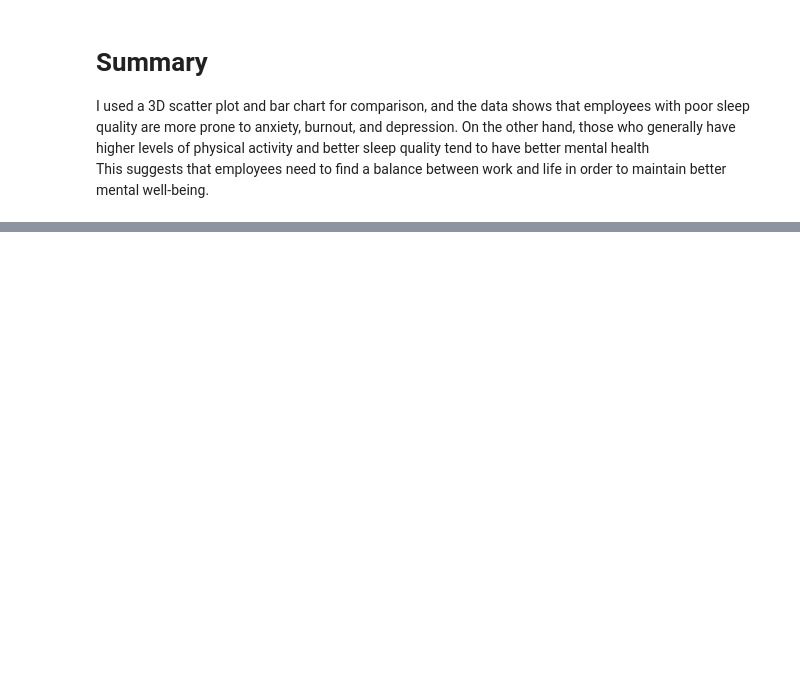
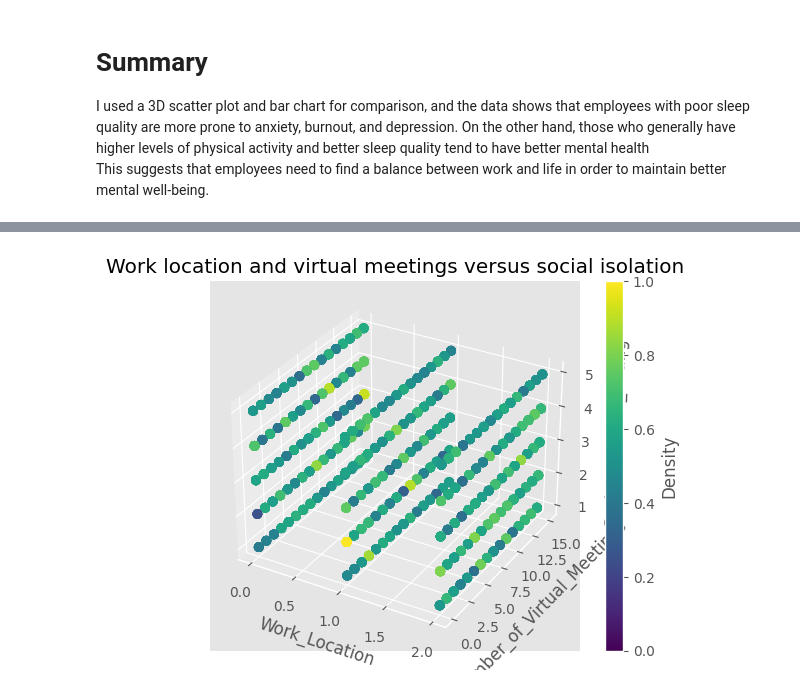
Before and after one commit to faiyted/Project3, a Jupyter notebook: dataset.ipynb, the cells around one changed output, grey strips where cells are left out. Drawn from its saved outputs; the diff is of its cells as text; code cells hidden in the pictures; blank space fills up the shorter version.

```diff
--- a/dataset.ipynb
+++ b/dataset.ipynb
@@ -701,0 +875,58 @@ This suggests that employees need to find a balance between work and life in ord
+# %%
+%matplotlib inline
+import pandas as pd
+import matplotlib.pyplot as plt
+from mpl_toolkits.mplot3d import Axes3D
+import seaborn as sns
+import numpy as np
+from matplotlib.collections import PolyCollection
+from matplotlib.colors import Normalize
+
+    # work location + visual meetings VS social isolation
+data_set = pd.read_csv('Impact_of_Remote_Work_on_Mental_Health.csv', header = 0, na_filter=False, usecols= ['Work_Location', 'Number_of_Virtual_Meetings', 'Social_Isolation_Rating'])
+    # map the status as nums
+location_mapping = {
+    'Onsite': 0,
+    'Hybrid': 1,
+    'Remote': 2
+}
+x_location = data_set['Work_Location']
+y = data_set['Number_of_Virtual_Meetings']
+z = data_set['Social_Isolation_Rating']
+
+    # replace locations as nums
+x= [location_mapping[status] for status in x_location]
+
+
+num_points = 5000
+density = np.zeros((4, 16, 6), dtype=int)
+for i in range(num_points):
+    density[x[i], y[i], z[i]] += 1
+density_normalized = density / density.max()
+
+    # create a graphic object
+fig = plt.figure()
+    # create a 3D coordinate axis
+ax = fig.add_subplot(111, projection='3d')
+    # use color
+
+
+colors = []
+for i in range(num_points):
+    colors.append(density_normalized[x[i], y[i], z[i]])
+colors = np.array(colors)
+norm = plt.Normalize(vmin=0, vmax=1)
+sc = ax.scatter(x, y, z, c=colors, cmap='viridis', norm=norm, edgecolor='none', s=50)
+
+
+cbar = fig.colorbar(sc, ax=ax, label='Density')
+# color = sns.color_palette("Purples", as_cmap=False)
+# scatter_color = color[4]
+# ax.scatter(re_x_location, y_vir, z_social, c=scatter_color, marker='o')
+ax.set_xlabel('Work_Location')
+ax.set_ylabel('Number_of_Virtual_Meetings')
+ax.set_zlabel('Social_Isolation_Rating')
+ax.set_title('Work location and virtual meetings versus social isolation')
+plt.show()
+# %% [output]
+[figure, added]
```
Also changed, not shown: parts of 4 cells of this notebook.
